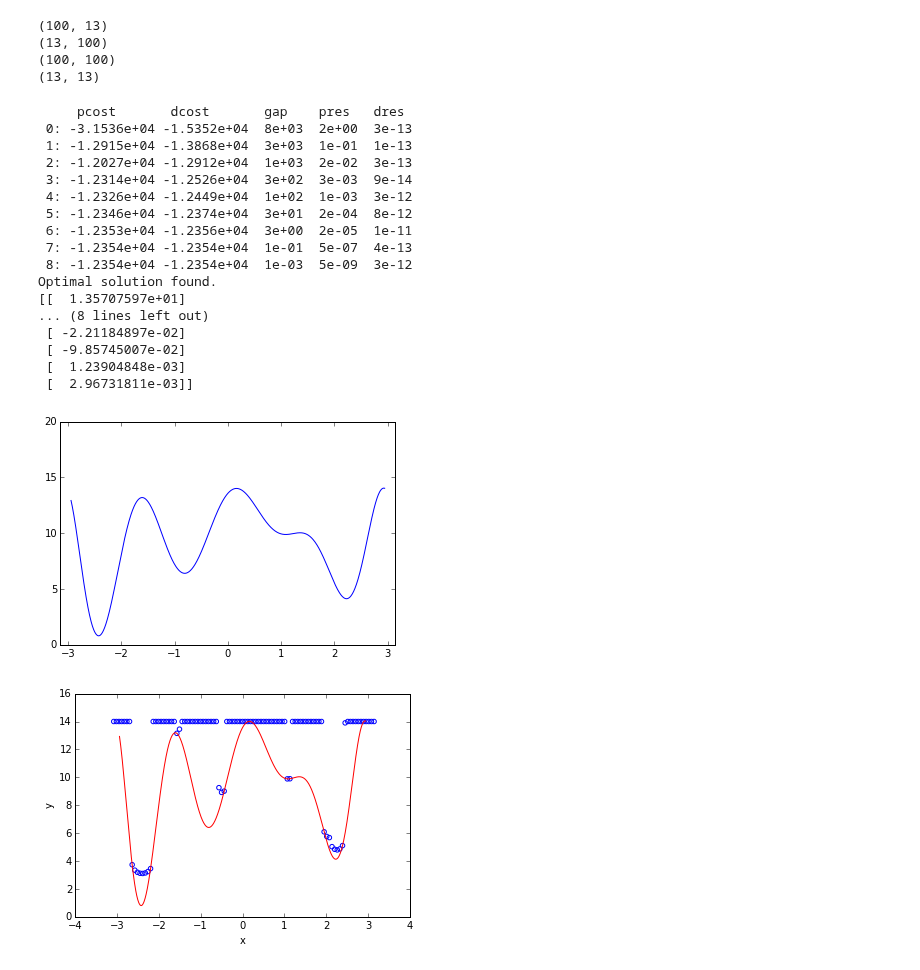
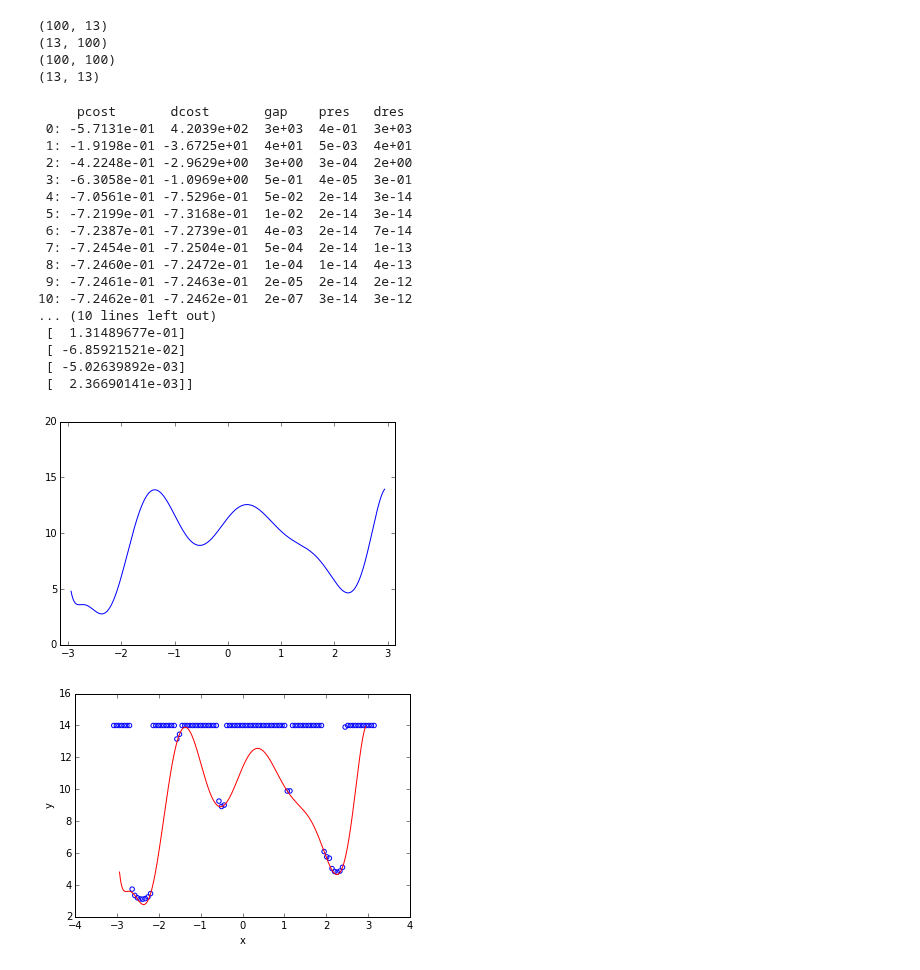
Before and after one commit to peteflorence/GeometricPDEs, a Jupyter notebook: _RotatingBot/RotatingBot-withPolyFit-QP.ipynb, the cells around one changed output. Cells and saved outputs as stored; diff of their text form; code cells hidden in the pictures.

```diff
--- a/_RotatingBot/RotatingBot-withPolyFit-QP.ipynb
+++ b/_RotatingBot/RotatingBot-withPolyFit-QP.ipynb
@@ -234,7 +234,7 @@ P = cvxopt.matrix(A_pete.T * W_pete * A_pete)
 
 # q^T = -b^T A
 # q = -A^T b
-q = cvxopt.matrix(- A_pete.T * b_pete.T)
+q = cvxopt.matrix(- A_pete.T * W_pete *b_pete.T)
 
 # G = A
 G = cvxopt.matrix(A_pete)
@@ -257,48 +257,48 @@ solution = cvxopt.solvers.qp(P, q, G, h)
 alpha = np.array(solution['x'])
 
 print alpha
 
 def plotHorner(w):
     x = np.linspace(-math.pi+0.2,math.pi-0.2,1000)
     y = x * 0.0
     for index,val in enumerate(y):
         y[index] = horner(x[index],w)
     plt.plot(x,y)
     plt.axis([-3.14, 3.14, 0, 20])
     plt.show()
 
 plotHorner(alpha)
 
 
 def plotConstrained(w):
     x = np.linspace(-math.pi+0.2,math.pi-0.2,1000)
     y = x * 0.0
     for index,val in enumerate(y):
         y[index] = horner(x[index],w)
     plt.plot(x,y, color='r')
     plt.scatter(laseAngles2, laserDepths, color='b', marker='o',facecolors='none')
     plt.xlabel('x')
     plt.ylabel('y')
     plt.show()
 
 plotConstrained(alpha)
 # %% [output]
      pcost       dcost       gap    pres   dres
- 0: -3.1536e+04 -1.5352e+04  8e+03  2e+00  3e-13
- 1: -1.2915e+04 -1.3868e+04  3e+03  1e-01  1e-13
- 2: -1.2027e+04 -1.2912e+04  1e+03  2e-02  3e-13
- 3: -1.2314e+04 -1.2526e+04  3e+02  3e-03  9e-14
- 4: -1.2326e+04 -1.2449e+04  1e+02  1e-03  3e-12
- 5: -1.2346e+04 -1.2374e+04  3e+01  2e-04  8e-12
- 6: -1.2353e+04 -1.2356e+04  3e+00  2e-05  1e-11
- 7: -1.2354e+04 -1.2354e+04  1e-01  5e-07  4e-13
- 8: -1.2354e+04 -1.2354e+04  1e-03  5e-09  3e-12
-Optimal solution found.
-[[  1.35707597e+01]
-... (8 lines left out)
- [ -2.21184897e-02]
- [ -9.85745007e-02]
- [  1.23904848e-03]
- [  2.96731811e-03]]
+ 0: -5.7131e-01  4.2039e+02  3e+03  4e-01  3e+03
+ 1: -1.9198e-01 -3.6725e+01  4e+01  5e-03  4e+01
+ 2: -4.2248e-01 -2.9629e+00  3e+00  3e-04  2e+00
+ 3: -6.3058e-01 -1.0969e+00  5e-01  4e-05  3e-01
+ 4: -7.0561e-01 -7.5296e-01  5e-02  2e-14  3e-14
+ 5: -7.2199e-01 -7.3168e-01  1e-02  2e-14  3e-14
+ 6: -7.2387e-01 -7.2739e-01  4e-03  2e-14  7e-14
+ 7: -7.2454e-01 -7.2504e-01  5e-04  2e-14  1e-13
+ 8: -7.2460e-01 -7.2472e-01  1e-04  1e-14  4e-13
+ 9: -7.2461e-01 -7.2463e-01  2e-05  2e-14  2e-12
+10: -7.2462e-01 -7.2462e-01  2e-07  3e-14  3e-12
+... (10 lines left out)
+ [  1.31489677e-01]
+ [ -6.85921521e-02]
+ [ -5.02639892e-03]
+ [  2.36690141e-03]]
-[figure, old version]
+[figure, new version]
-[figure, old version]
+[figure, new version]
```
Also changed, not shown: parts of 1 cell of this notebook, 2 other files.
